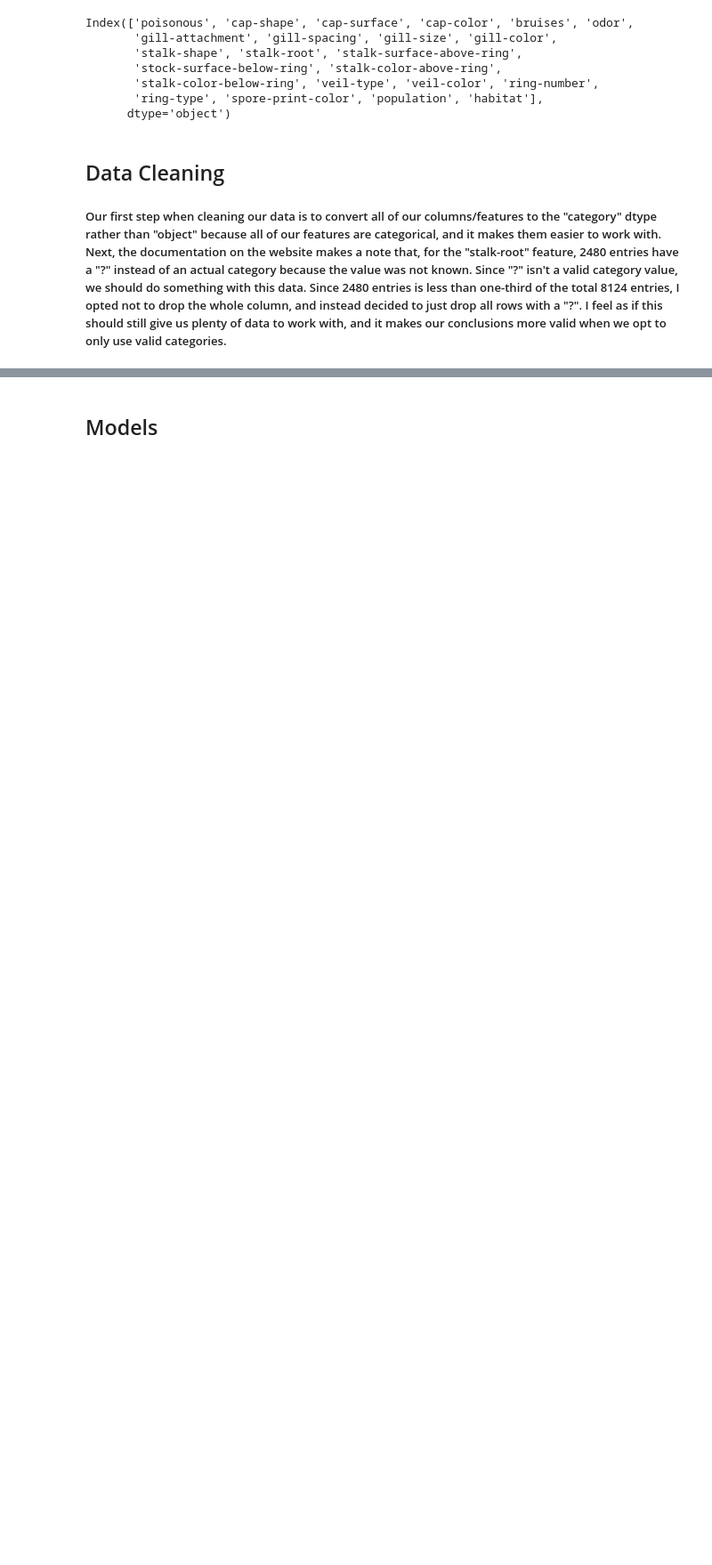
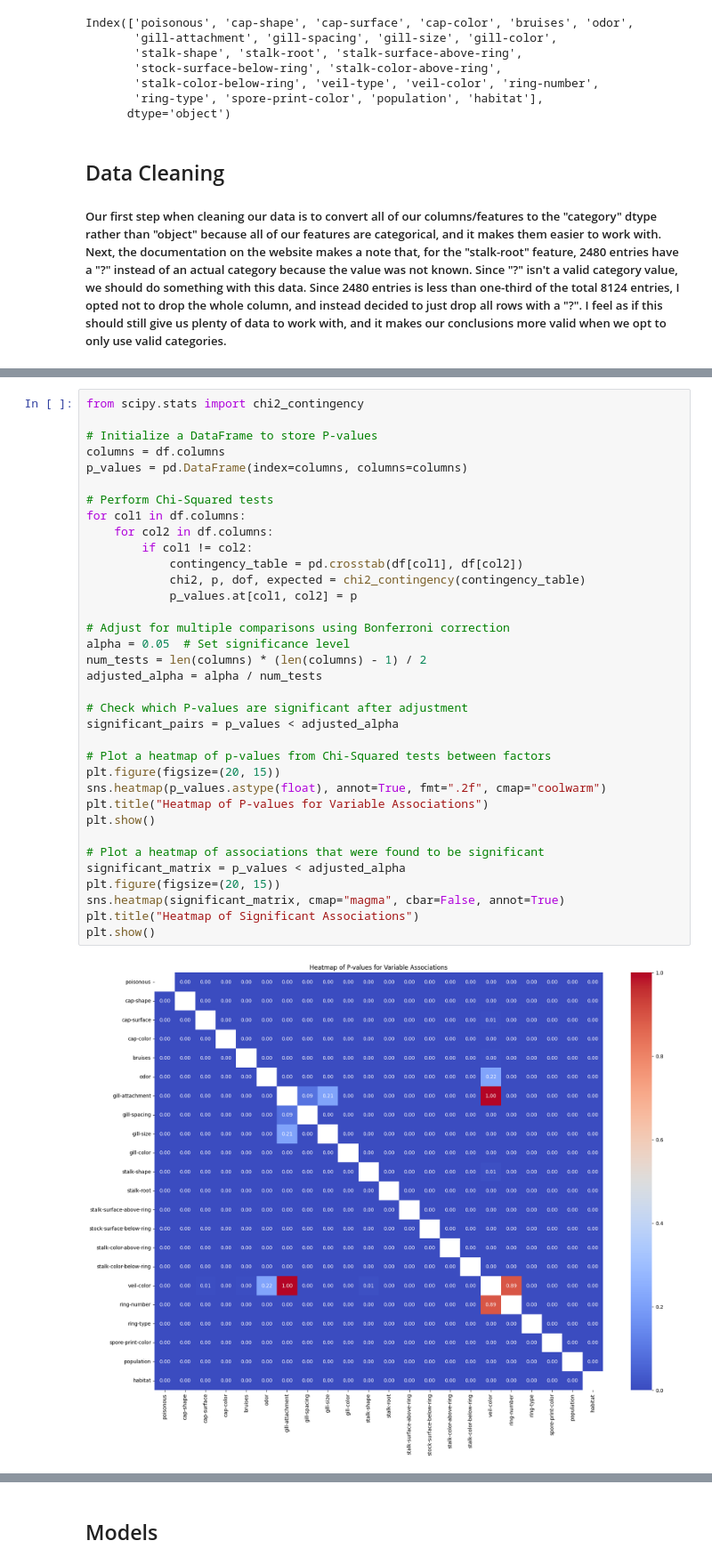
Before and after one commit to mwcarlson/DS_ML_SL_FP, a Jupyter notebook: SL_FP.ipynb, the cells around one changed output, grey strips where cells are left out. Shown at 89% size. Cells and saved outputs as stored; diff of their text form; blank space fills up the shorter version.

```diff
--- a/SL_FP.ipynb
+++ b/SL_FP.ipynb
@@ -86,0 +126,37 @@ Number of data rows after cleaning: 5644
+# %%
+from scipy.stats import chi2_contingency
+
+# Initialize a DataFrame to store P-values
+columns = df.columns
+p_values = pd.DataFrame(index=columns, columns=columns)
+
+# Perform Chi-Squared tests
+for col1 in df.columns:
+    for col2 in df.columns:
+        if col1 != col2:
+            contingency_table = pd.crosstab(df[col1], df[col2])
+            chi2, p, dof, expected = chi2_contingency(contingency_table)
+            p_values.at[col1, col2] = p
+
+# Adjust for multiple comparisons using Bonferroni correction
+alpha = 0.05  # Set significance level
+num_tests = len(columns) * (len(columns) - 1) / 2
+adjusted_alpha = alpha / num_tests
+
+# Check which P-values are significant after adjustment
+significant_pairs = p_values < adjusted_alpha
+
+# Plot a heatmap of p-values from Chi-Squared tests between factors
+plt.figure(figsize=(20, 15))
+sns.heatmap(p_values.astype(float), annot=True, fmt=".2f", cmap="coolwarm")
+plt.title("Heatmap of P-values for Variable Associations")
+plt.show()
+
+# Plot a heatmap of associations that were found to be significant
+significant_matrix = p_values < adjusted_alpha
+plt.figure(figsize=(20, 15))
+sns.heatmap(significant_matrix, cmap="magma", cbar=False, annot=True)
+plt.title("Heatmap of Significant Associations")
+plt.show()
+# %% [output]
+[figure, added]
```
Also changed, not shown: parts of 6 cells of this notebook.
